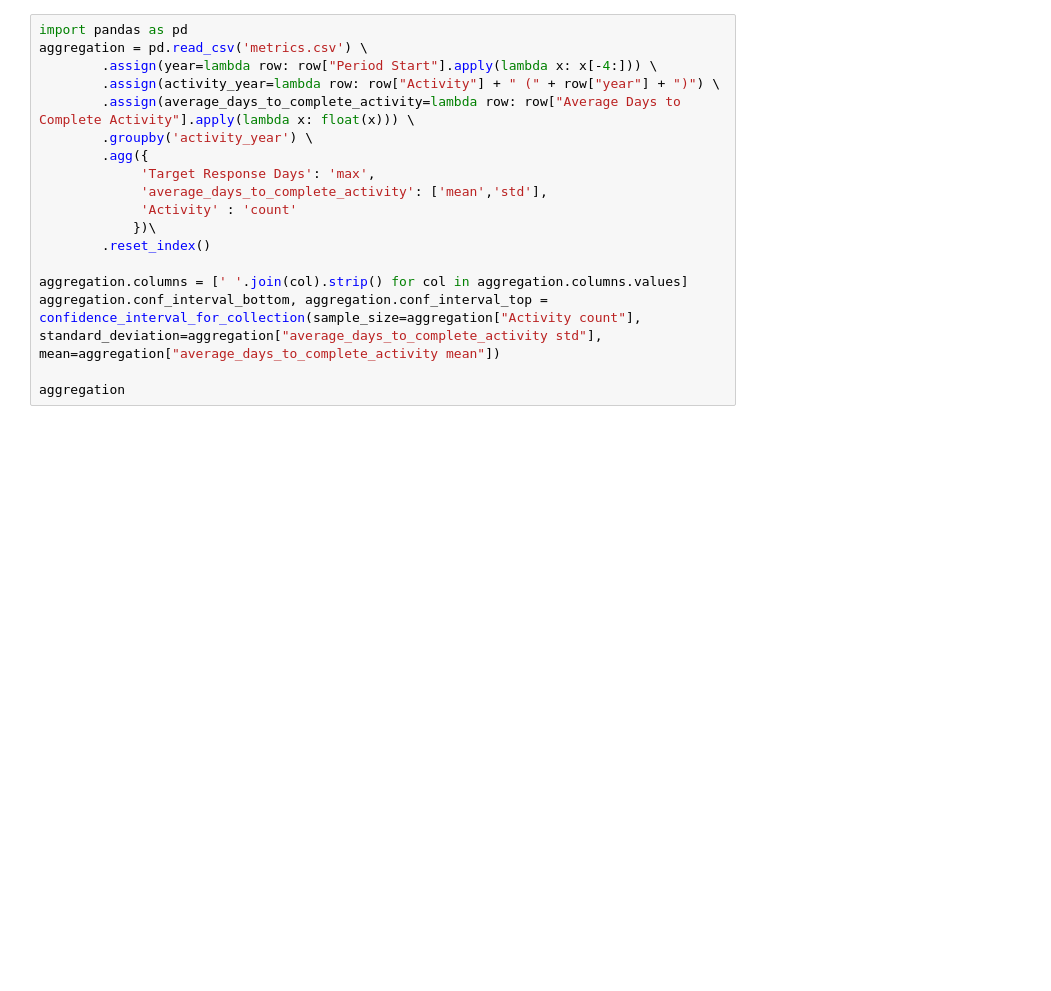
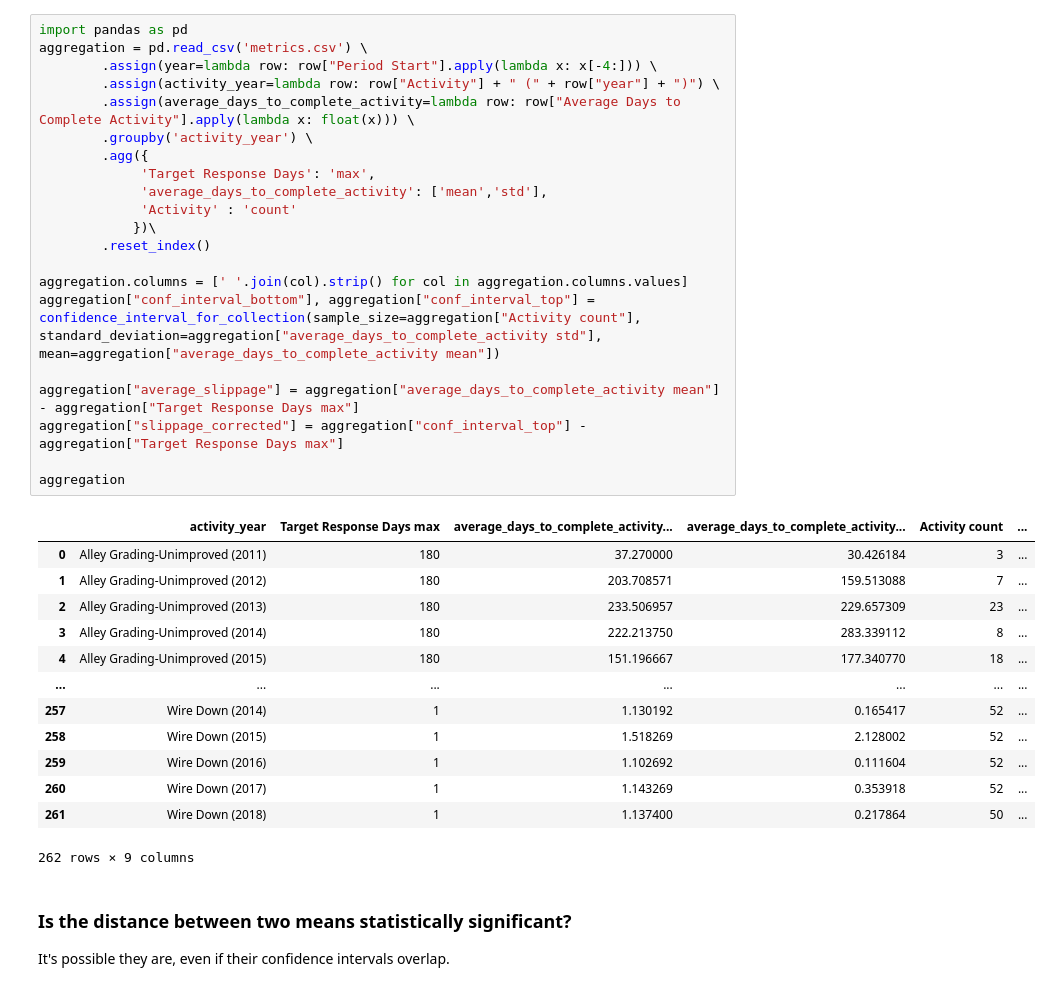
Before and after one commit to MPCS-51042/materials, a Jupyter notebook: ch7/7.5_Data_Safety.ipynb, the cells around one changed output. Cells and saved outputs as stored; diff of their text form; blank space fills up the shorter version.

```diff
--- a/ch7/7.5_Data_Safety.ipynb
+++ b/ch7/7.5_Data_Safety.ipynb
@@ -22,18 +41,39 @@ def confidence_interval_for_collection(sample_size=[], standard_deviation=[], me
 # %%
 import pandas as pd
 aggregation = pd.read_csv('metrics.csv') \
         .assign(year=lambda row: row["Period Start"].apply(lambda x: x[-4:])) \
         .assign(activity_year=lambda row: row["Activity"] + " (" + row["year"] + ")") \
         .assign(average_days_to_complete_activity=lambda row: row["Average Days to Complete Activity"].apply(lambda x: float(x))) \
         .groupby('activity_year') \
         .agg({
              'Target Response Days': 'max',
              'average_days_to_complete_activity': ['mean','std'],
              'Activity' : 'count'
             })\
         .reset_index()
 
 aggregation.columns = [' '.join(col).strip() for col in aggregation.columns.values]
-aggregation.conf_interval_bottom, aggregation.conf_interval_top = confidence_interval_for_collection(sample_size=aggregation["Activity count"], standard_deviation=aggregation["average_days_to_complete_activity std"], mean=aggregation["average_days_to_complete_activity mean"])
+aggregation["conf_interval_bottom"], aggregation["conf_interval_top"] = confidence_interval_for_collection(sample_size=aggregation["Activity count"], standard_deviation=aggregation["average_days_to_complete_activity std"], mean=aggregation["average_days_to_complete_activity mean"])
+
+aggregation["average_slippage"] = aggregation["average_days_to_complete_activity mean"] - aggregation["Target Response Days max"]
+aggregation["slippage_corrected"] = aggregation["conf_interval_top"] - aggregation["Target Response Days max"]
 
 aggregation
+# %% [output]
+|  | activity_year | Target Response Days max | average_days_to_complete_activity... | average_days_to_complete_activity... | Activity count | ... |
+| 0 | Alley Grading-Unimproved (2011) | 180 | 37.270000 | 30.426184 | 3 | ... |
+| 1 | Alley Grading-Unimproved (2012) | 180 | 203.708571 | 159.513088 | 7 | ... |
+| 2 | Alley Grading-Unimproved (2013) | 180 | 233.506957 | 229.657309 | 23 | ... |
+| 3 | Alley Grading-Unimproved (2014) | 180 | 222.213750 | 283.339112 | 8 | ... |
+| 4 | Alley Grading-Unimproved (2015) | 180 | 151.196667 | 177.340770 | 18 | ... |
+| ... | ... | ... | ... | ... | ... | ... |
+| 257 | Wire Down (2014) | 1 | 1.130192 | 0.165417 | 52 | ... |
+| 258 | Wire Down (2015) | 1 | 1.518269 | 2.128002 | 52 | ... |
+| 259 | Wire Down (2016) | 1 | 1.102692 | 0.111604 | 52 | ... |
+| 260 | Wire Down (2017) | 1 | 1.143269 | 0.353918 | 52 | ... |
+| 261 | Wire Down (2018) | 1 | 1.137400 | 0.217864 | 50 | ... |
+262 rows × 9 columns
+# %% [markdown]
+### Is the distance between two means statistically significant?
+
+It's possible they are, even if their confidence intervals overlap.
```
Also changed, not shown: parts of 6 cells of this notebook, 6 other files.
